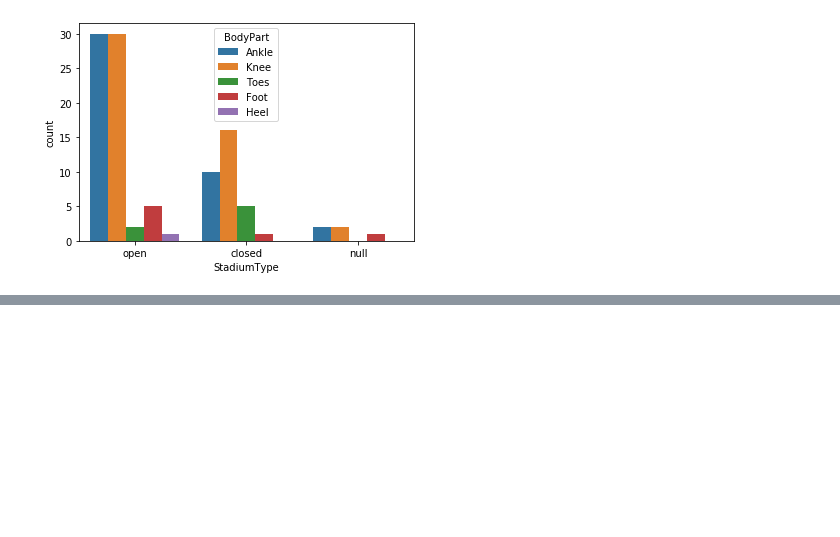
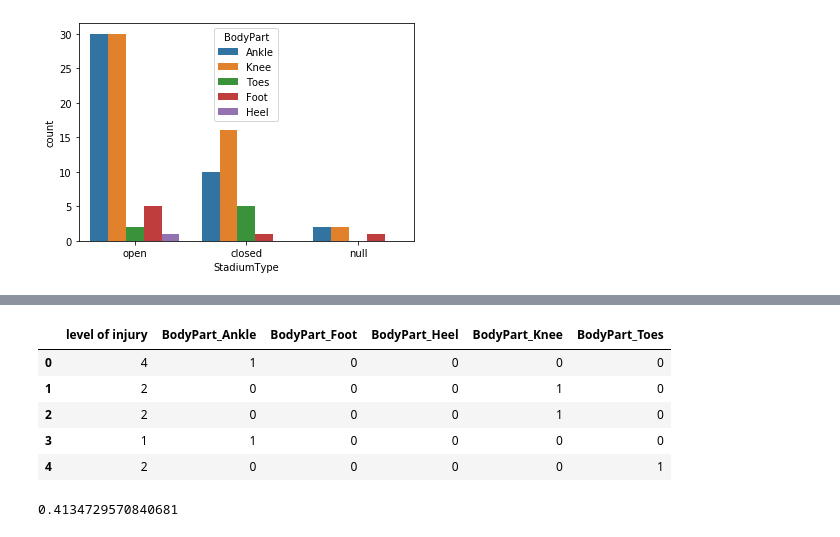
Before and after one commit to cwingho/NFL_Analytics, a Jupyter notebook: Barry/injury-play.ipynb, the cells around one changed output, grey strips where cells are left out. Cells and saved outputs as stored; diff of their text form; code cells hidden in the pictures; blank space fills up the shorter version.

```diff
--- a/Barry/injury-play.ipynb
+++ b/Barry/injury-play.ipynb
@@ -356,0 +407,9 @@ sns.countplot(x="StadiumType", data=play_injury_panda, hue='BodyPart')
+# %%
+y_dum.head()
+# %% [output]
+|  | level of injury | BodyPart_Ankle | BodyPart_Foot | BodyPart_Heel | BodyPart_Knee | BodyPart_Toes |
+| 0 | 4 | 1 | 0 | 0 | 0 | 0 |
+| 1 | 2 | 0 | 0 | 0 | 1 | 0 |
+| 2 | 2 | 0 | 0 | 0 | 1 | 0 |
+| 3 | 1 | 1 | 0 | 0 | 0 | 0 |
+| 4 | 2 | 0 | 0 | 0 | 0 | 1 |
@@ -356,0 +430,7 @@ sns.countplot(x="StadiumType", data=play_injury_panda, hue='BodyPart')
+# %%
+model = RandomForestRegressor(random_state=1)
+model.fit(imputed_train_X, train_y)
+preds = model.predict(imputed_val_X)
+print(mean_absolute_error(val_y, preds))
+# %% [output]
+0.4134729570840681
```
Also changed, not shown: parts of 9 cells of this notebook.
